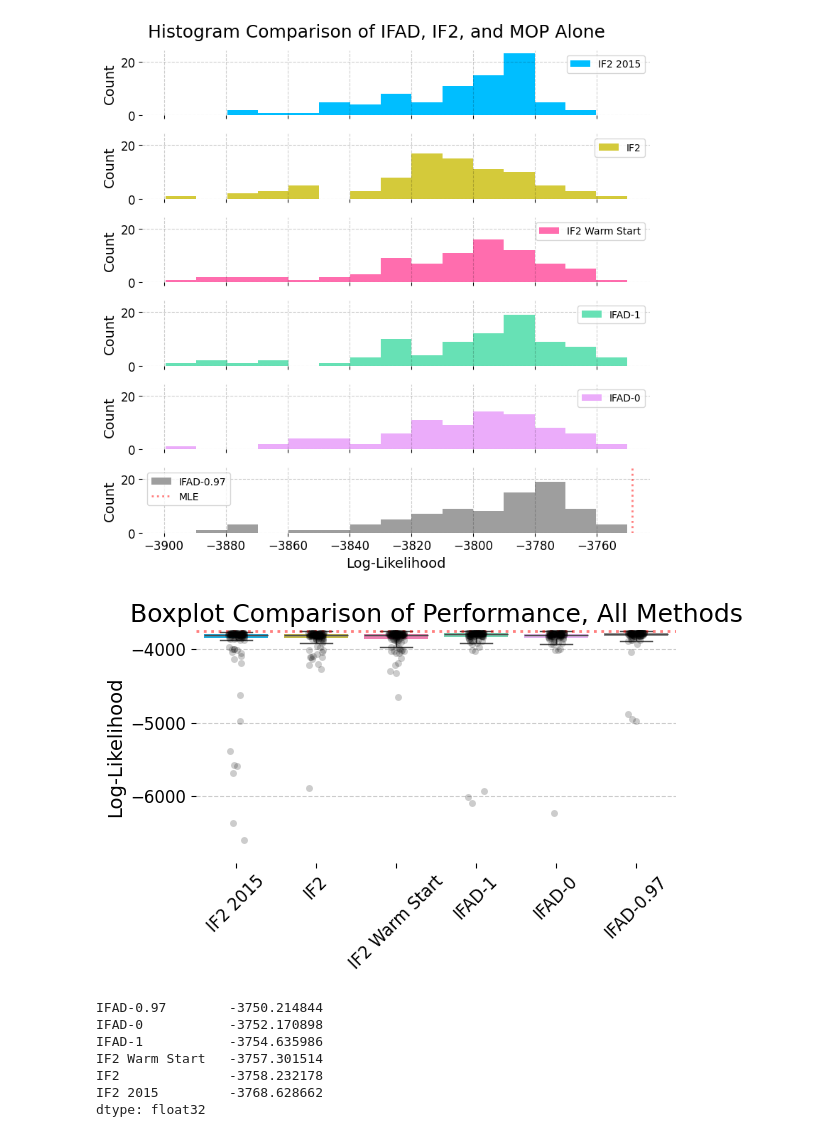
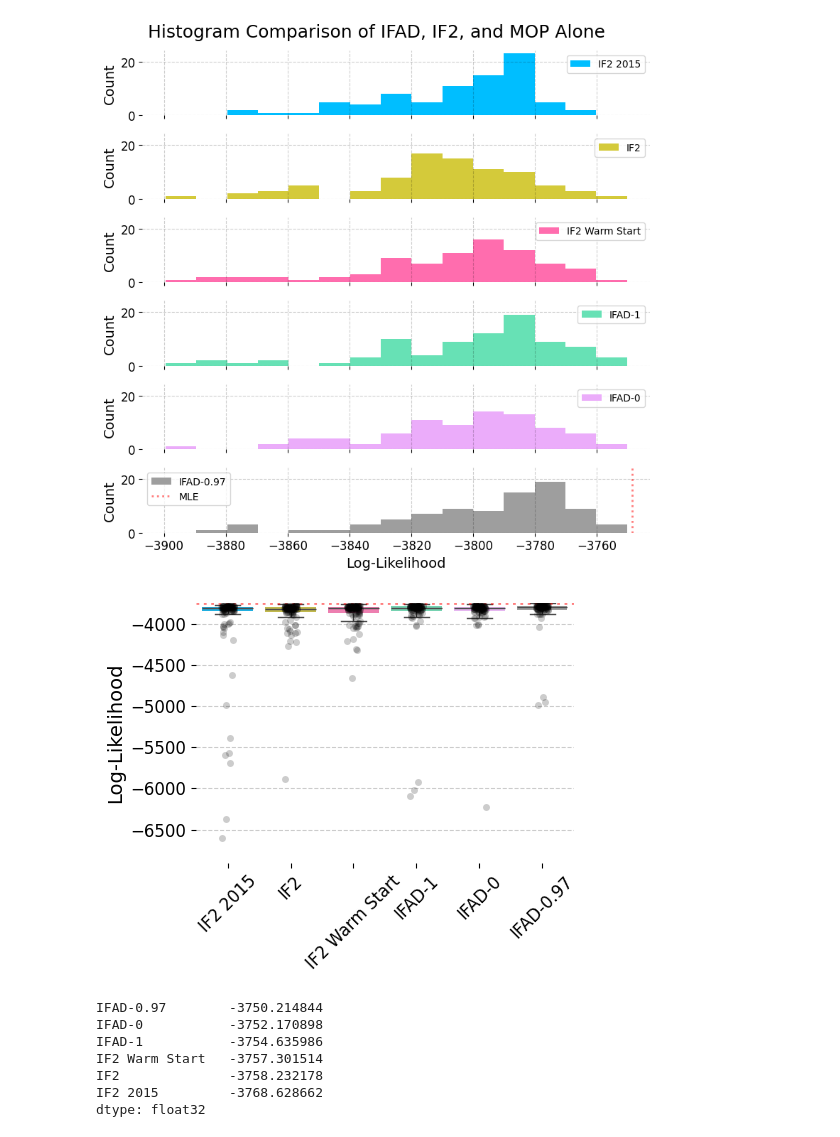
Before and after one commit to hetankevin/diffilter, a Jupyter notebook: cholera.ipynb, the cells around one changed output. Saved outputs shown, nothing was run; the diff lists cells and outputs as text; code cells hidden in the pictures.

```diff
--- a/cholera.ipynb
+++ b/cholera.ipynb
@@ -819,21 +819,21 @@ plt.show()
 [figure]
 # %%
 # IF2 0.95
-plt.figure(figsize=(6,4))
+plt.figure(figsize=(5,4))
 ax = sns.boxplot(data,
                 showfliers = False)
 sns.stripplot(data,
              alpha=0.2, color='black')
 plt.axhline(-3748.5, linestyle='dotted', color='r', alpha=0.5)
 plt.ylim(-6900,-3745)
 plt.xticks(rotation=45)
 plt.ylabel('Log-Likelihood')
-plt.title('Boxplot Comparison of Performance, All Methods')
+#plt.title('Boxplot Comparison of Performance, All Methods')
 plt.tight_layout()
 plt.savefig('imgs/095/boxplotall.png', bbox_inches='tight')
 plt.show()
 # %% [output]
-[figure, old version]
+[figure, new version]
 # %%
 data.max(0).sort_values(ascending=False)
 # %% [output]
```
Also changed, not shown: parts of 4 cells of this notebook, 5 other files.
